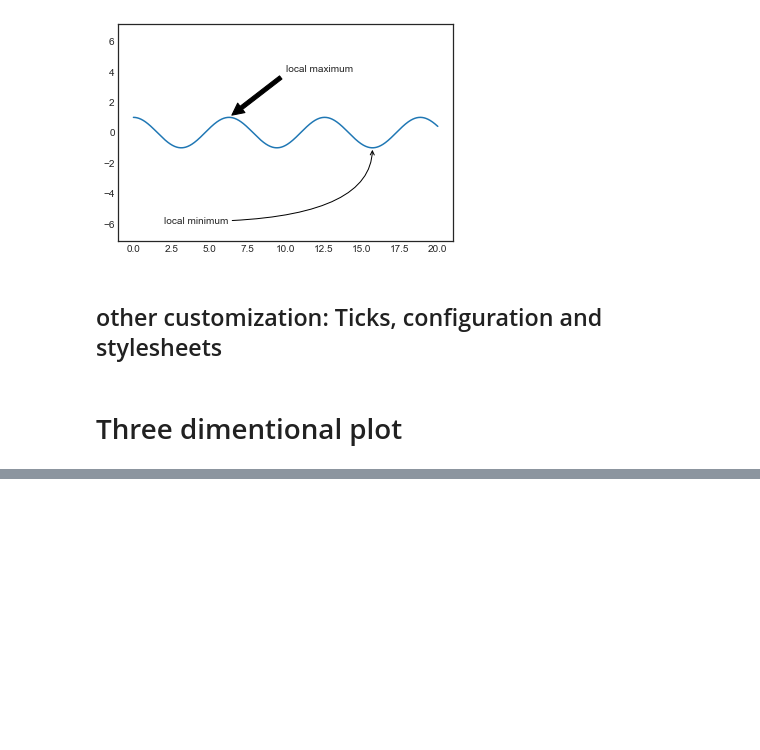
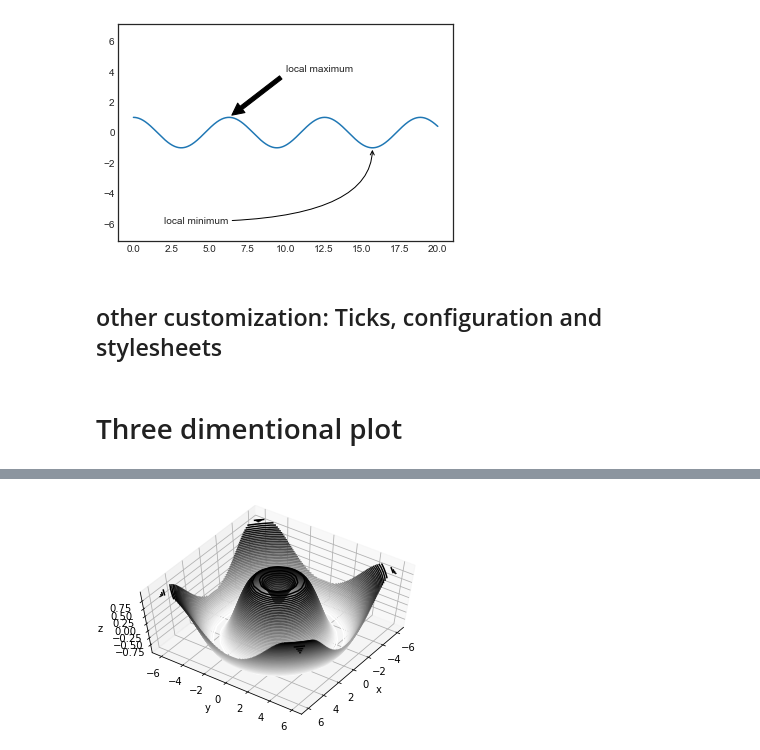
Before and after one commit to weileerong/Python, a Jupyter notebook: Python Data Science/Visualization with Matplotlib.ipynb, the cells around one changed output, grey strips where cells are left out. Cells and saved outputs as stored; diff of their text form; code cells hidden in the pictures; blank space fills up the shorter version.

```diff
--- a/Python Data Science/Visualization with Matplotlib.ipynb
+++ b/Python Data Science/Visualization with Matplotlib.ipynb
@@ -528,0 +575,6 @@ ax.annotate('local minimum', xy=(5 * np.pi, -1), xytext=(2, -6),
+# %%
+#change view angle
+ax.view_init(60,35)
+fig
+# %% [output]
+[figure, added]
```
Also changed, not shown: parts of 6 cells of this notebook, 1 other file.
